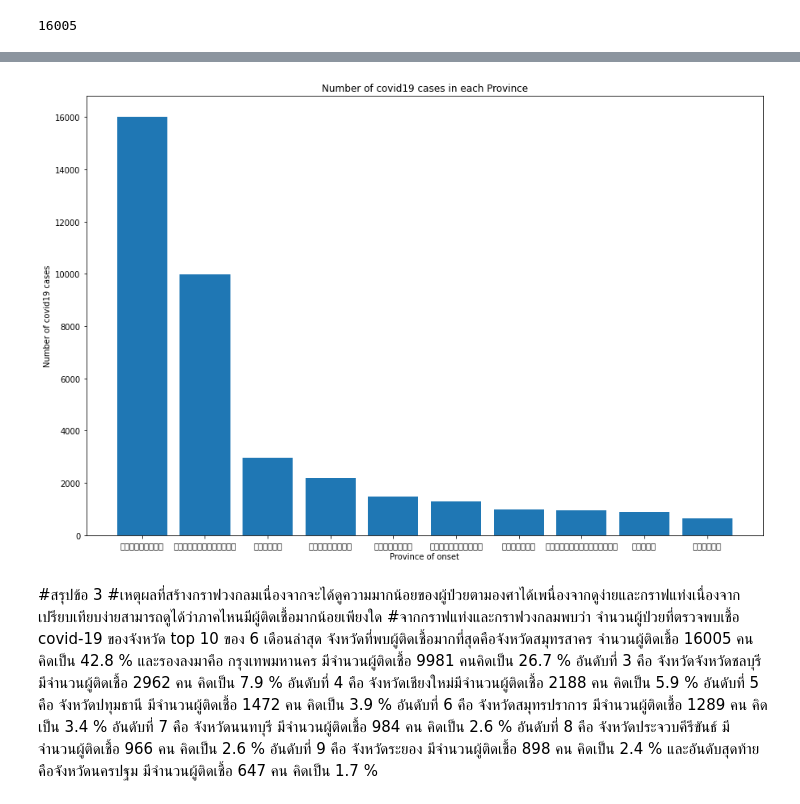
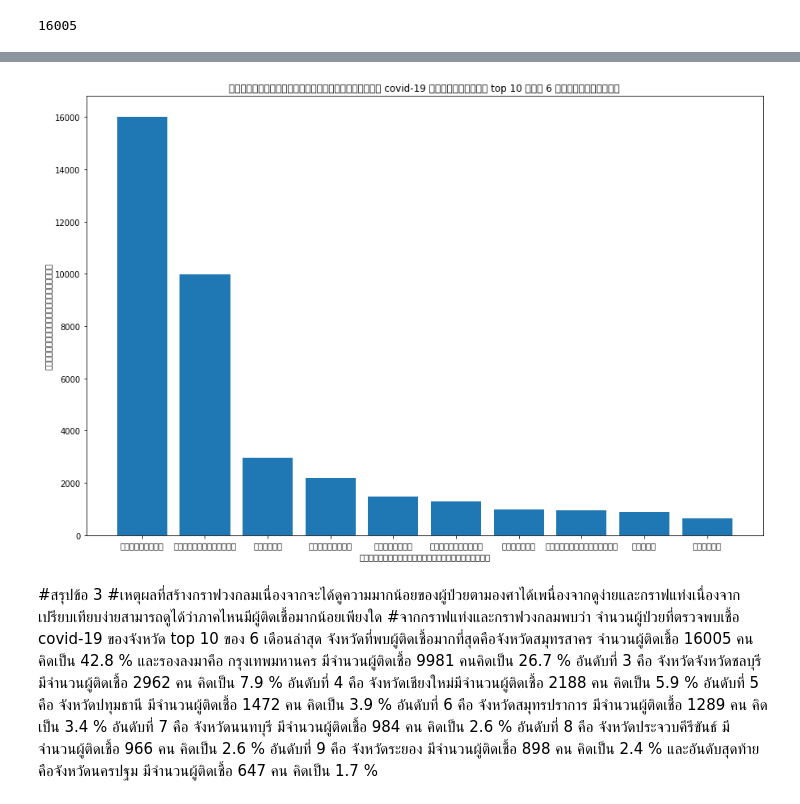
Before and after one commit to ikarosgn/data_viz, a Jupyter notebook: visualization_final_exam.ipynb, the cells around one changed output, grey strips where cells are left out. Cells and saved outputs as stored; diff of their text form; code cells hidden in the pictures.

```diff
--- a/visualization_final_exam.ipynb
+++ b/visualization_final_exam.ipynb
@@ -349,9 +349,4 @@ re1
 | 10 | 11 | 218 | 68527999 |
 | 11 | 12 | 2886 | 65242215 |
 # %%
-!wget https://github.com/Phonbopit/sarabun-webfont/raw/master/fonts/thsarabunnew-webfont.ttf
-# !pip install -U --pre matplotlib
-import matplotlib as mpl
-mpl.font_manager.fontManager.addfont('thsarabunnew-webfont.ttf') # 3.2+
-from plotnine import *
-theme_set(theme_gray(11, 'TH Sarabun New'))
+!wget -q https://github.com/Phonbopit/sarabun-webfont/raw/master/fonts/thsarabunnew-webfont.ttf
@@ -377,2 +353,6 @@ import matplotlib
+# %%
+import matplotlib as mpl
+mpl.font_manager.fontManager.addfont('thsarabunnew-webfont.ttf')
+mpl.rc('font', family='TH Sarabun New')
 # %%
 plt.figure(figsize=(15, 10))
@@ -766,14 +745,14 @@ Text(0.5, 1.0, 'Number of covid19 cases in each Province')
 # %%
 #กราฟแท่งเปรียบเทียบ จำนวนผู้ป่วยที่ตรวจพบเชื้อ covid-19 ของจังหวัด top 10 ของ 6 เดือนล่าสุด
 plt.figure(figsize=(15, 10))
 plt.bar(kho3_4['จังหวัดผู้ป่วยที่พบเชื้อ'],kho3_4['จำนวนผู้ป่วยที่พบเชื้อ'],data = kho3_4)
 ax.bar(langs,region,color = "red")
-plt.xlabel('Province of onset')
-plt.ylabel('Number of covid19 cases')
-plt.title('Number of covid19 cases in each Province')
+plt.xlabel('จังหวัดของผู้ป่วยที่พบเชื้อ')
+plt.ylabel('จำนวนผู้ป่วยที่พบเชื้อ')
+plt.title('จำนวนผู้ป่วยที่ตรวจพบเชื้อ covid-19 ของจังหวัด top 10 ของ 6 เดือนล่าสุด')
 plt.show()
 # %% [output]
-[figure, old version]
+[figure, new version]
 # %% [markdown]
 #สรุปข้อ 3
 #เหตุผลที่สร้างกราฟวงกลมเนื่องจากจะได้ดูความมากน้อยของผู้ป่วยตามองศาได้เพนื่องจากดูง่ายและกราฟแท่งเนื่องจากเปรียบเทียบง่ายสามารถดูได้ว่าภาคไหนมีผู้ติดเชื้อมากน้อยเพียงใด
```
Also changed, not shown: parts of 8 cells of this notebook.
